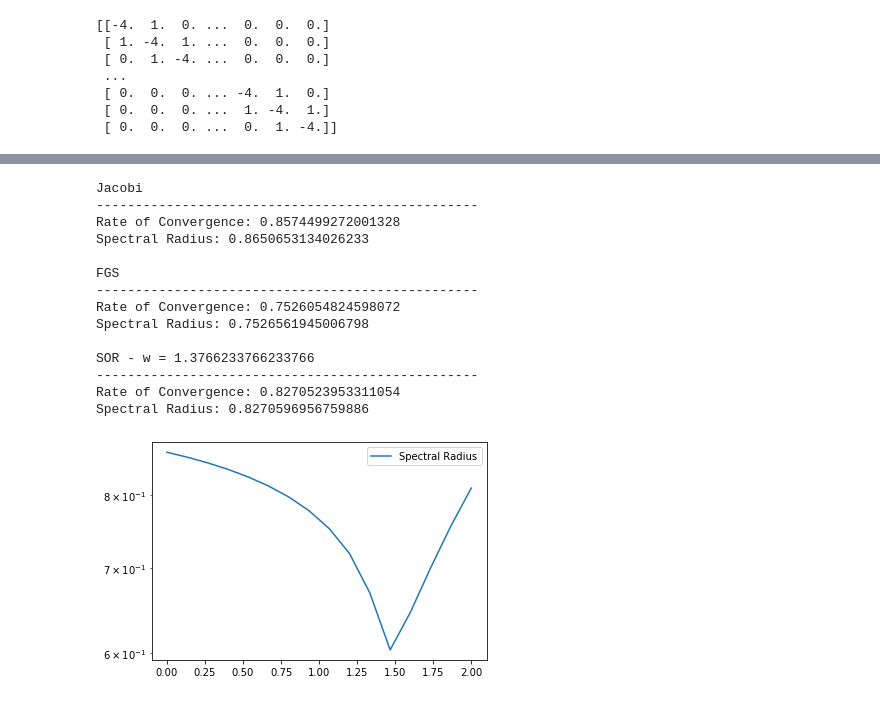
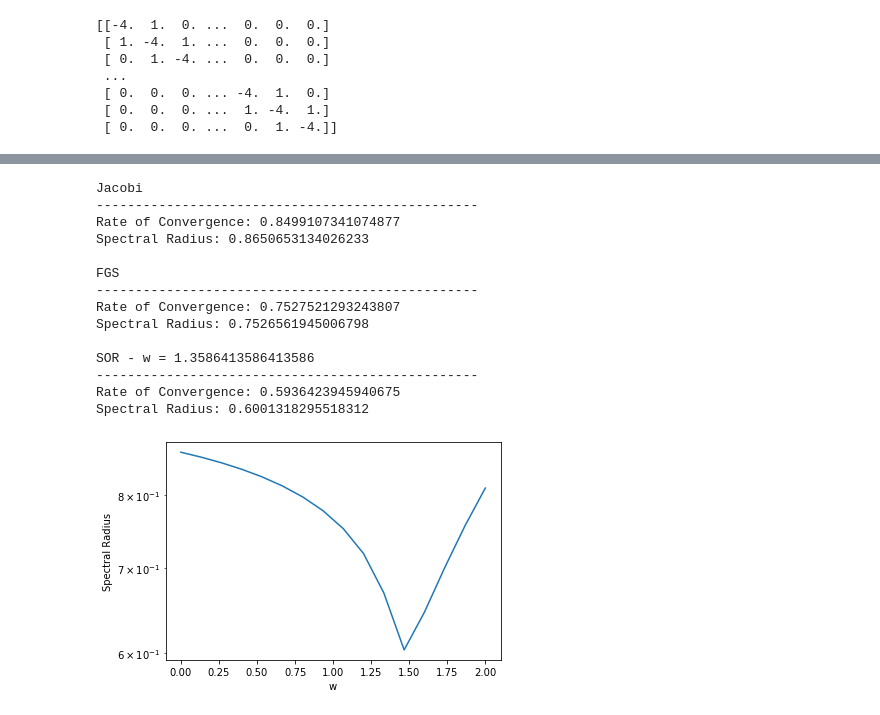
Before and after one commit to CelestialCry/Numerical-Methods, a Jupyter notebook: Øving/Assignment1.ipynb, the cells around one changed output, grey strips where cells are left out. Saved outputs shown, nothing was run; the diff lists cells and outputs as text; code cells hidden in the pictures.

```diff
--- a/Øving/Assignment1.ipynb
+++ b/Øving/Assignment1.ipynb
@@ -495,7 +501,13 @@ def testIteration(Iterative, initVal = False, A = test, f = randomVec(9, 10), u0
     avgItTime = sum(relTimeIt)/len(relTimeIt)
     avgDiffTime = sum(diffTime)/len(diffTime)
 
-    return diffRes[-1], specRad, avgItTime, avgDiffTime, TOL, relRes
+    morphIt = lambda x: x - avgItTime
+    morphDiff = lambda x: x - avgDiffTime
+
+    devItTime = sum(map(lambda x: np.sqrt(x), map(lambda x: x**2, map(morphIt, relTimeIt))))/(len(relTimeIt)-1)
+    devDiffTime = sum(map(lambda x: np.sqrt(x), map(lambda x: x**2, map(morphDiff, diffTime))))/(len(diffTime)-1)
+
+    return diffRes[-1], specRad, avgItTime, devItTime, devDiffTime, avgDiffTime, TOL, relRes
 # %%
 # This is part one of the solution to taks i)
 def rankResidues(A, w=0.7, printable = False):
@@ -562,6 +578,7 @@ def optimalSOR(fineness, A, f, u, printable = False):
     tests = [testIteration(SuccessOverRelaxMeth, False, A, f, u, 100, 1e-10, 2*i/(fineness+1)) for i in range(1,(fineness+1))]
     if printable:
         plt.figure()
+        plt.axes(xlabel = "w", ylabel = "Rate of Convergence")
         plt.plot(somethingsomething, [el[0] for el in tests])
 
     return somethingsomething, tests
@@ -577,4 +594,7 @@ for tup in pairing:
     if tup[1] < smol[1]: smol = tup
 
 print(f"Smallest at: {smol[0]}")
+
+# Be looking further than the scope of (0,1) we observe that the lowest point is at...
+# NB: this number fluctuates a bit, and may give answers from 1.33 to 1.38
 # %% [output]
@@ -661,43 +683,41 @@ def rankSpec(fineness, A, w, printable = False):
 
     methods = [jacobiMeth, ForwardGSMeth, SuccessOverRelaxMeth]
     names = ["Jacobi", "FGS", f"SOR - w = {w}"]
-    tests = [compareConvSpec(toRun, methods[i], f, u) for i in range(len(methods))]
+    tests = [compareConvSpec(toRun, methods[i], f, u, w) for i in range(len(methods))]
 
     _, sors = optimalSOR(15, toRun, f, u)
     plotlist = [tests[0][1]]
 
     for el in sors:
         plotlist.append(el[1])
 
     if printable:
         for i in range(len(methods)):
             print(f"{names[i]}")
             print("-------------------------------------------------")
             print(f"Rate of Convergence: {tests[i][0]}\nSpectral Radius: {tests[i][1]}\n")
 
-        # print(plotlist) # There is something strange with this plot
-
         scalelist = list(np.arange(0,2,2/(len(plotlist)-1)))
         scalelist.append(2.)
 
         plt.figure()
-        plt.semilogy(scalelist, plotlist, label = "Spectral Radius")
-        plt.legend()
+        plt.axes(xlabel = "w", ylabel = "Spectral Radius")
+        plt.semilogy(scalelist, plotlist)
 
 rankSpec(15, toRun, smol[0], True)
 # %% [output]
 Jacobi
 -------------------------------------------------
-Rate of Convergence: 0.8574499272001328
+Rate of Convergence: 0.8499107341074877
 Spectral Radius: 0.8650653134026233
 
 FGS
 -------------------------------------------------
-Rate of Convergence: 0.7526054824598072
+Rate of Convergence: 0.7527521293243807
 Spectral Radius: 0.7526561945006798
 
-SOR - w = 1.3766233766233766
+SOR - w = 1.3586413586413586
 -------------------------------------------------
-Rate of Convergence: 0.8270523953311054
-Spectral Radius: 0.8270596956759886
+Rate of Convergence: 0.5936423945940675
+Spectral Radius: 0.6001318295518312
-[figure, old version]
+[figure, new version]
```
Also changed, not shown: parts of 7 cells of this notebook.
